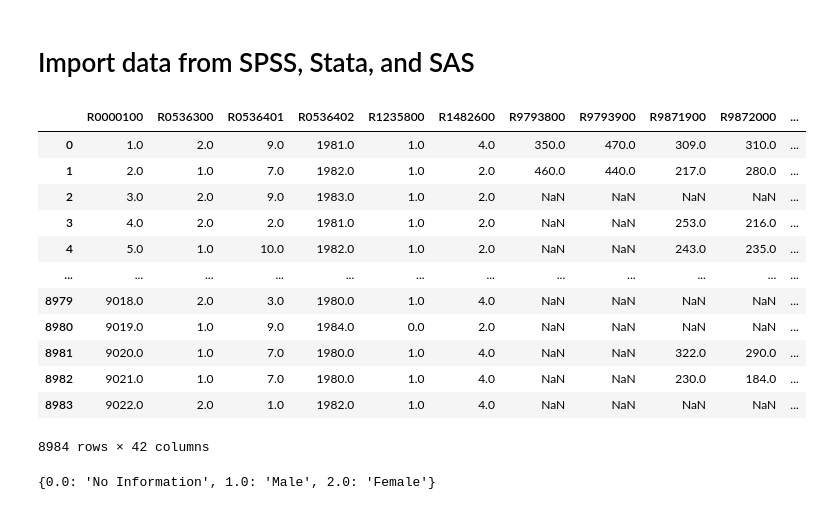
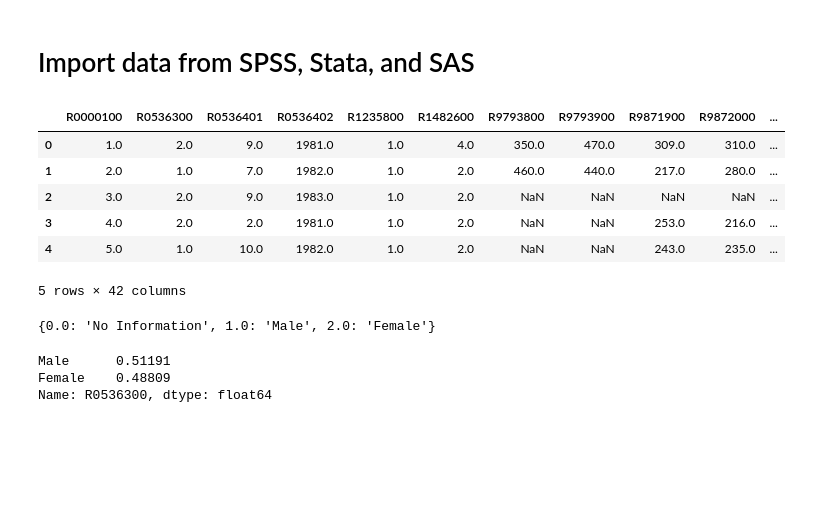
Before and after one commit to Adefioye/Learning-python, a Jupyter notebook: Python for data cleaning/Chapter 1/chap 1 code.ipynb, the cells around one changed output. Drawn from its saved outputs; the diff is of its cells as text; code cells hidden in the pictures; blank space fills up the shorter version.

Commit message:
playing with chapter 1 data cleaning book

```diff
--- a/Python for data cleaning/Chapter 1/chap 1 code.ipynb
+++ b/Python for data cleaning/Chapter 1/chap 1 code.ipynb
@@ -475,20 +476,14 @@ import pyreadstat
 data, metadata_spss = pyreadstat.read_sav('data/nls97.sav')
 # %%
-data
+data.head()
 # %% [output]
 |  | R0000100 | R0536300 | R0536401 | R0536402 | R1235800 | R1482600 | R9793800 | R9793900 | R9871900 | R9872000 | ... |
 | 0 | 1.0 | 2.0 | 9.0 | 1981.0 | 1.0 | 4.0 | 350.0 | 470.0 | 309.0 | 310.0 | ... |
 | 1 | 2.0 | 1.0 | 7.0 | 1982.0 | 1.0 | 2.0 | 460.0 | 440.0 | 217.0 | 280.0 | ... |
 | 2 | 3.0 | 2.0 | 9.0 | 1983.0 | 1.0 | 2.0 | NaN | NaN | NaN | NaN | ... |
 | 3 | 4.0 | 2.0 | 2.0 | 1981.0 | 1.0 | 2.0 | NaN | NaN | 253.0 | 216.0 | ... |
 | 4 | 5.0 | 1.0 | 10.0 | 1982.0 | 1.0 | 2.0 | NaN | NaN | 243.0 | 235.0 | ... |
-| ... | ... | ... | ... | ... | ... | ... | ... | ... | ... | ... | ... |
-| 8979 | 9018.0 | 2.0 | 3.0 | 1980.0 | 1.0 | 4.0 | NaN | NaN | NaN | NaN | ... |
-| 8980 | 9019.0 | 1.0 | 9.0 | 1984.0 | 0.0 | 2.0 | NaN | NaN | NaN | NaN | ... |
-| 8981 | 9020.0 | 1.0 | 7.0 | 1980.0 | 1.0 | 4.0 | NaN | NaN | 322.0 | 290.0 | ... |
-| 8982 | 9021.0 | 1.0 | 7.0 | 1980.0 | 1.0 | 4.0 | NaN | NaN | 230.0 | 184.0 | ... |
-| 8983 | 9022.0 | 2.0 | 1.0 | 1982.0 | 1.0 | 4.0 | NaN | NaN | NaN | NaN | ... |
-8984 rows × 42 columns
+5 rows × 42 columns
 # %%
 metadata_spss.variable_value_labels['R0536300']
 # %% [output]
@@ -497,0 +491,6 @@ pyreadstat.read_sav??
+# %%
+data['R0536300'].map(metadata_spss.variable_value_labels['R0536300']).value_counts(normalize=True)
+# %% [output]
+Male      0.51191
+Female    0.48809
+Name: R0536300, dtype: float64
```
Also changed, not shown: parts of 36 cells of this notebook.
